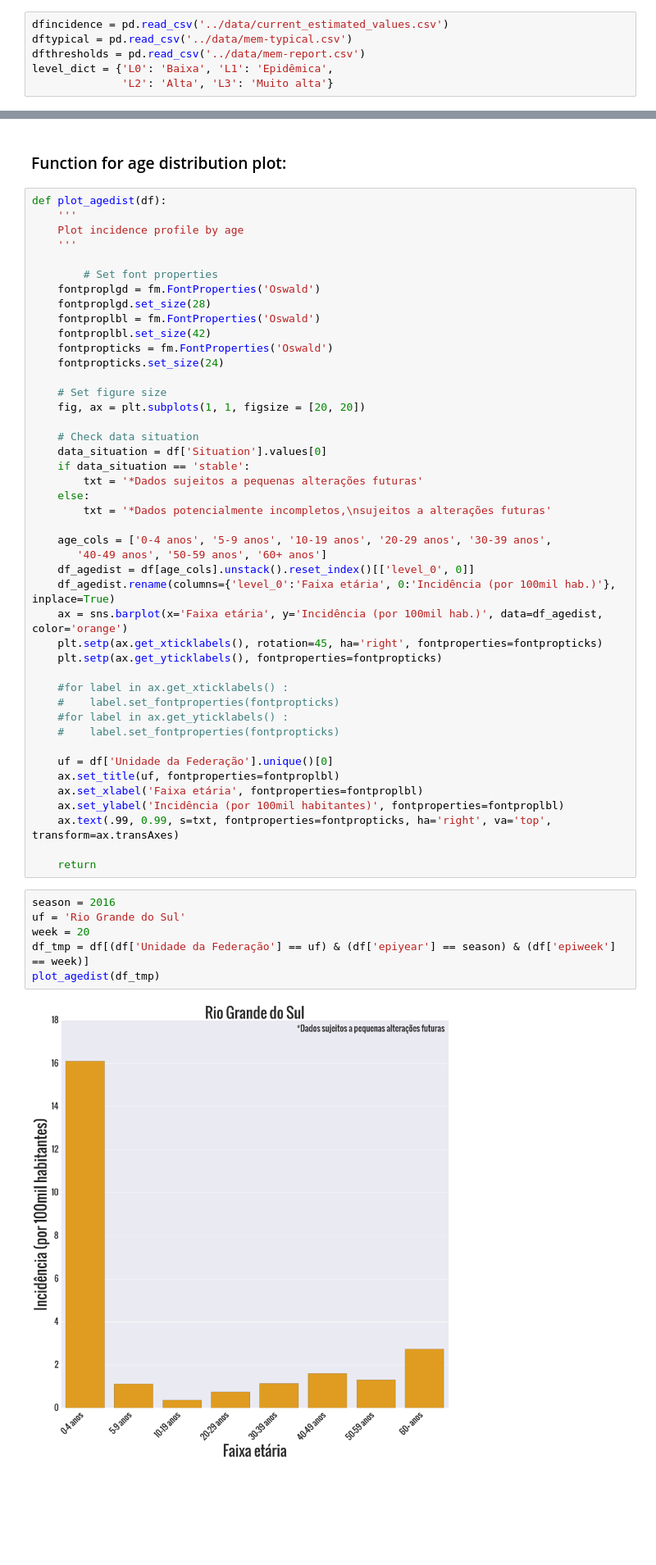
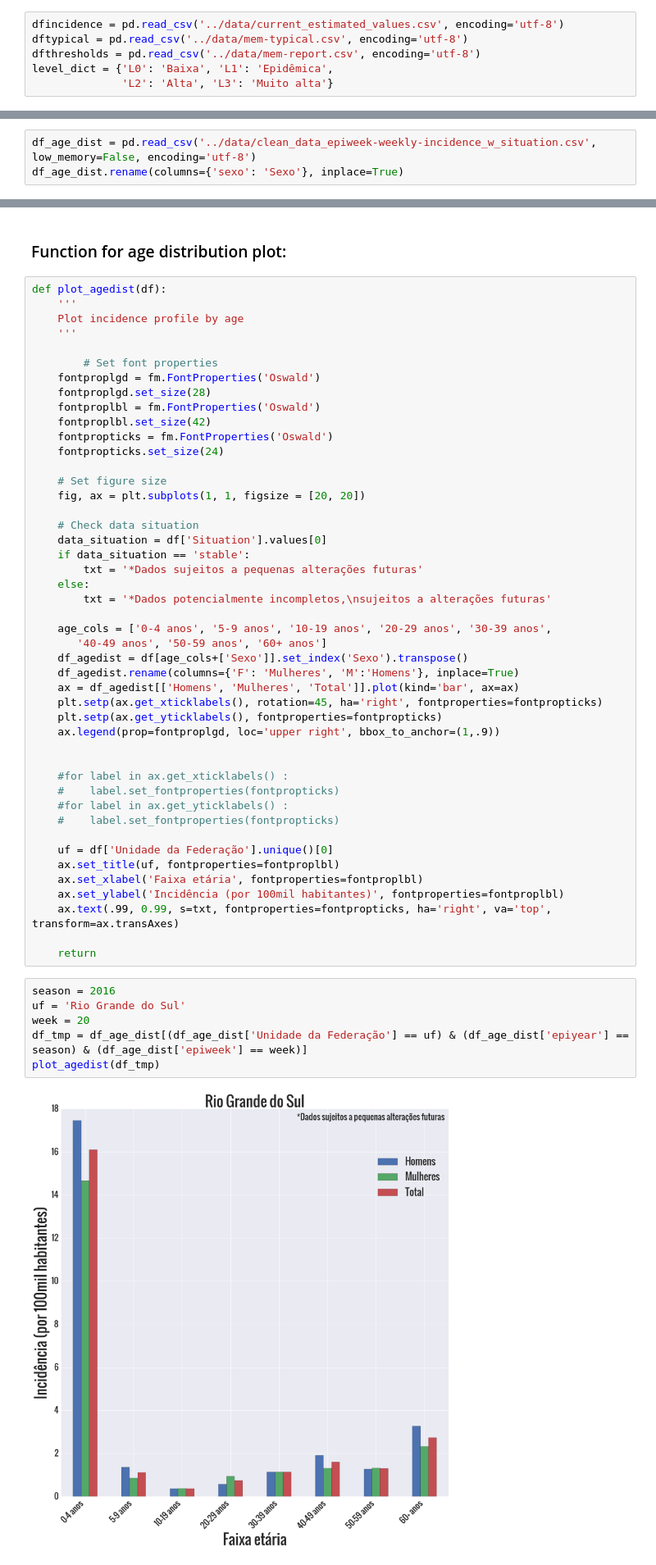
Before and after one commit to FluVigilanciaBR/fludashboard, a Jupyter notebook: Notebooks/incidence_and_age_weekly_panel.ipynb, the cells around one changed output, grey strips where cells are left out. Shown at 82% size. Drawn from its saved outputs; the diff is of its cells as text; blank space fills up the shorter version.

```diff
--- a/Notebooks/incidence_and_age_weekly_panel.ipynb
+++ b/Notebooks/incidence_and_age_weekly_panel.ipynb
@@ -23,9 +26,9 @@ Along with the current incidence, we present the following intensity thresholds:
 
 * Very high activity threshold: incidence considered very high based on historical levels. Minimum: incidence equivalent to 20 cases.
 # %%
-dfincidence = pd.read_csv('../data/current_estimated_values.csv')
-dftypical = pd.read_csv('../data/mem-typical.csv')
-dfthresholds = pd.read_csv('../data/mem-report.csv')
+dfincidence = pd.read_csv('../data/current_estimated_values.csv', encoding='utf-8')
+dftypical = pd.read_csv('../data/mem-typical.csv', encoding='utf-8')
+dfthresholds = pd.read_csv('../data/mem-report.csv', encoding='utf-8')
 level_dict = {'L0': 'Baixa', 'L1': 'Epidêmica',
               'L2': 'Alta', 'L3': 'Muito alta'}
 # %%
@@ -298,2 +298,5 @@ Epidêmica 99.2%
 # %% [markdown]
 ## Age distribution
+# %%
+df_age_dist = pd.read_csv('../data/clean_data_epiweek-weekly-incidence_w_situation.csv', low_memory=False, encoding='utf-8')
+df_age_dist.rename(columns={'sexo': 'Sexo'}, inplace=True)
@@ -325,11 +344,13 @@ def plot_agedist(df):
 
     age_cols = ['0-4 anos', '5-9 anos', '10-19 anos', '20-29 anos', '30-39 anos',
        '40-49 anos', '50-59 anos', '60+ anos']
-    df_agedist = df[age_cols].unstack().reset_index()[['level_0', 0]]
-    df_agedist.rename(columns={'level_0':'Faixa etária', 0:'Incidência (por 100mil hab.)'}, inplace=True)
-    ax = sns.barplot(x='Faixa etária', y='Incidência (por 100mil hab.)', data=df_agedist, color='orange')
+    df_agedist = df[age_cols+['Sexo']].set_index('Sexo').transpose()
+    df_agedist.rename(columns={'F': 'Mulheres', 'M':'Homens'}, inplace=True)
+    ax = df_agedist[['Homens', 'Mulheres', 'Total']].plot(kind='bar', ax=ax)
     plt.setp(ax.get_xticklabels(), rotation=45, ha='right', fontproperties=fontpropticks)
     plt.setp(ax.get_yticklabels(), fontproperties=fontpropticks)
+    ax.legend(prop=fontproplgd, loc='upper right', bbox_to_anchor=(1,.9))
+
 
     #for label in ax.get_xticklabels() :
     #    label.set_fontproperties(fontpropticks)
@@ -346,11 +367,11 @@ def plot_agedist(df):
 # %%
 season = 2016
 uf = 'Rio Grande do Sul'
 week = 20
-df_tmp = df[(df['Unidade da Federação'] == uf) & (df['epiyear'] == season) & (df['epiweek'] == week)]
+df_tmp = df_age_dist[(df_age_dist['Unidade da Federação'] == uf) & (df_age_dist['epiyear'] == season) & (df_age_dist['epiweek'] == week)]
 plot_agedist(df_tmp)
 # %% [output]
-[figure, old version]
+[figure, new version]
 # %%
 season = 2016
 uf = 'Rio Grande do Sul'
```
Also changed, not shown: parts of 24 cells of this notebook, 3 other files.
